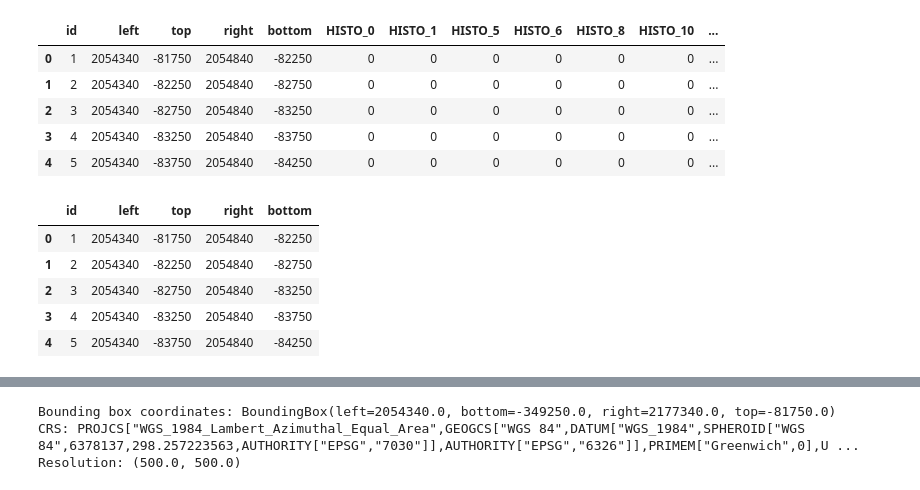
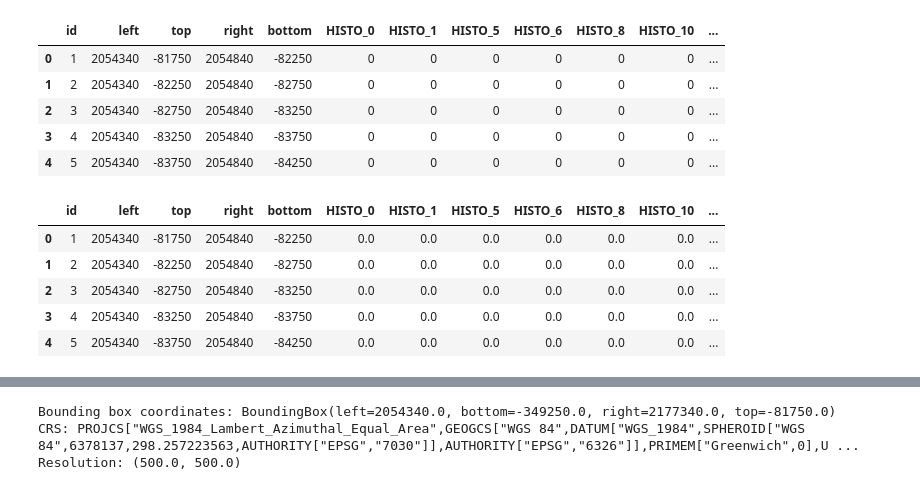
Before and after one commit to Akshay-Shreesha/Dashboard-for-Power-Outage-Forecasts-for-an-Emergency-Response-to-Hurricanes, a Jupyter notebook: Landcover_Nightlights.ipynb, the cells around one changed output, grey strips where cells are left out. Drawn from its saved outputs; the diff is of its cells as text; code cells hidden in the pictures.

```diff
--- a/Landcover_Nightlights.ipynb
+++ b/Landcover_Nightlights.ipynb
@@ -101,12 +95,17 @@ zonal.head()
 | 2 | 3 | 2054340 | -82750 | 2054840 | -83250 | 0 | 0 | 0 | 0 | 0 | 0 | ... |
 | 3 | 4 | 2054340 | -83250 | 2054840 | -83750 | 0 | 0 | 0 | 0 | 0 | 0 | ... |
 | 4 | 5 | 2054340 | -83750 | 2054840 | -84250 | 0 | 0 | 0 | 0 | 0 | 0 | ... |
-# %%
-zonal.iloc[:5,:5]
-# %% [output]
-|  | id | left | top | right | bottom |
-| 0 | 1 | 2054340 | -81750 | 2054840 | -82250 |
-| 1 | 2 | 2054340 | -82250 | 2054840 | -82750 |
-| 2 | 3 | 2054340 | -82750 | 2054840 | -83250 |
-| 3 | 4 | 2054340 | -83250 | 2054840 | -83750 |
-| 4 | 5 | 2054340 | -83750 | 2054840 | -84250 |
+# %%
+histo_columns = ['HISTO_0', 'HISTO_1', 'HISTO_5', 'HISTO_6', 'HISTO_8', 'HISTO_10',
+                 'HISTO_14', 'HISTO_15', 'HISTO_16', 'HISTO_17', 'HISTO_18', 'HISTO_NODATA']
+
+# Convert HISTO columns to percentages
+landcover_zonal[histo_columns] = landcover_zonal[histo_columns].div(landcover_zonal[histo_columns].sum(axis=1), axis=0) * 100
+landcover_zonal.head()
+# %% [output]
+|  | id | left | top | right | bottom | HISTO_0 | HISTO_1 | HISTO_5 | HISTO_6 | HISTO_8 | HISTO_10 | ... |
+| 0 | 1 | 2054340 | -81750 | 2054840 | -82250 | 0.0 | 0.0 | 0.0 | 0.0 | 0.0 | 0.0 | ... |
+| 1 | 2 | 2054340 | -82250 | 2054840 | -82750 | 0.0 | 0.0 | 0.0 | 0.0 | 0.0 | 0.0 | ... |
+| 2 | 3 | 2054340 | -82750 | 2054840 | -83250 | 0.0 | 0.0 | 0.0 | 0.0 | 0.0 | 0.0 | ... |
+| 3 | 4 | 2054340 | -83250 | 2054840 | -83750 | 0.0 | 0.0 | 0.0 | 0.0 | 0.0 | 0.0 | ... |
+| 4 | 5 | 2054340 | -83750 | 2054840 | -84250 | 0.0 | 0.0 | 0.0 | 0.0 | 0.0 | 0.0 | ... |
```
Also changed, not shown: parts of 20 cells of this notebook.
